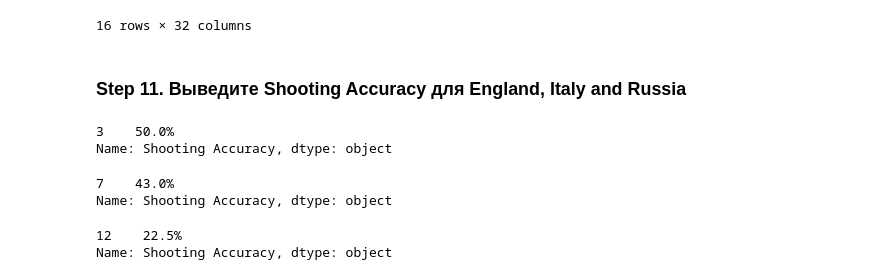
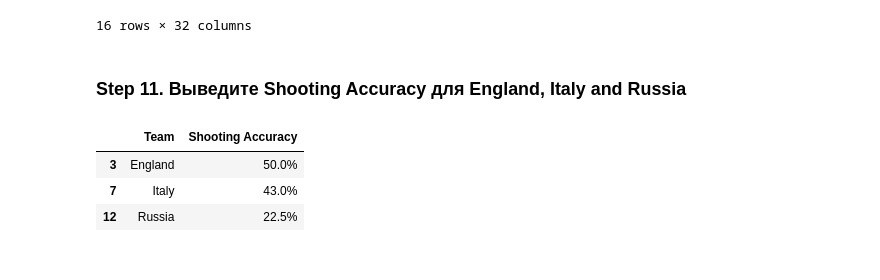
Before and after one commit to alexeyvas1304/AppliedPythonAtom, a Jupyter notebook: homeworks/homework_05_ml/4/Exercises.ipynb, the cells around one changed output. Drawn from its saved outputs; the diff is of its cells as text; code cells hidden in the pictures.

```diff
--- a/homeworks/homework_05_ml/4/Exercises.ipynb
+++ b/homeworks/homework_05_ml/4/Exercises.ipynb
@@ -148,18 +148,10 @@ euro12.iloc[:, :-3]
 16 rows × 32 columns
 # %% [markdown]
 ### Step 11. Выведите Shooting Accuracy для England, Italy and Russia
-# %%
-euro12['Shooting Accuracy'][euro12['Team'] == 'England']
-# %% [output]
-3    50.0%
-Name: Shooting Accuracy, dtype: object
-# %%
-euro12['Shooting Accuracy'][euro12['Team'] == 'Italy']
-# %% [output]
-7    43.0%
-Name: Shooting Accuracy, dtype: object
-# %%
-euro12['Shooting Accuracy'][euro12['Team'] == 'Russia']
-# %% [output]
-12    22.5%
-Name: Shooting Accuracy, dtype: object
+# %%
+euro12.iloc[[3,7,12],[0,4]]
+# %% [output]
+|  | Team | Shooting Accuracy |
+| 3 | England | 50.0% |
+| 7 | Italy | 43.0% |
+| 12 | Russia | 22.5% |
```
Also changed, not shown: 1 other file.
